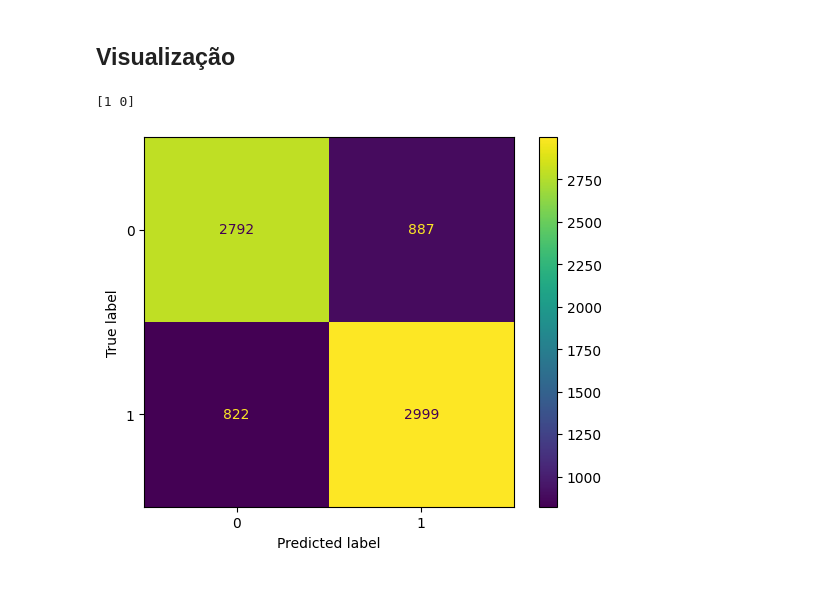
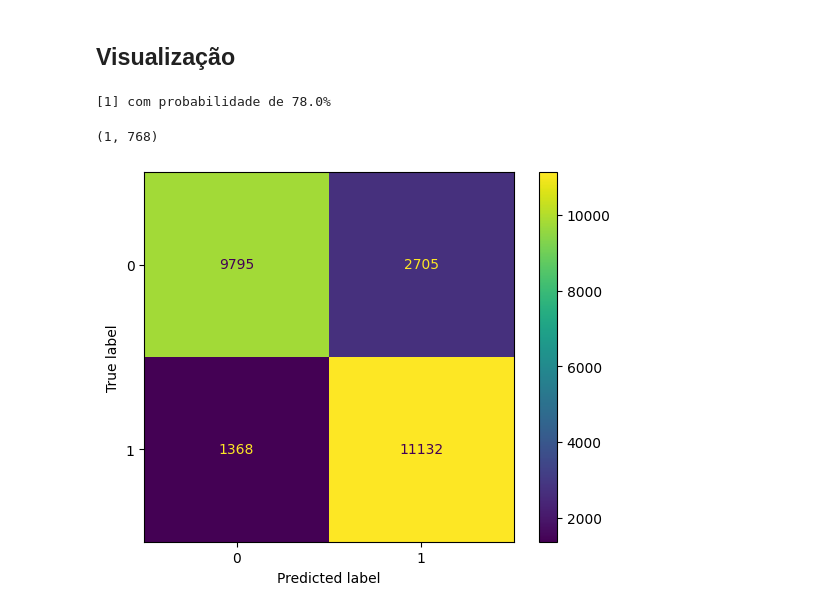
Before and after one commit to Netreck/Trabalho-Aprendizado-de-Maquina, a Jupyter notebook: main.ipynb, the cells around one changed output. Saved outputs shown, nothing was run; the diff lists cells and outputs as text; code cells hidden in the pictures.

```diff
--- a/main.ipynb
+++ b/main.ipynb
@@ -174,3 +110,9 @@ df_teste.describe()
 | 50% | 5.500000 | 0.50000 |
 | 75% | 9.000000 | 1.00000 |
 | max | 10.000000 | 1.00000 |
+# %%
+#mesmo processos de transformacao porem para o dataset de negativos, bool=0
+df_ordenado_neg = df_neg.sort_values(by="id", ascending=True)
+df_ordenado_neg = df_ordenado_neg.reset_index(drop=True)
+df_ordenado_neg["is_pos"] = 0
+df_ordenado_neg.drop(axis=1,labels="id",inplace=True)
@@ -206,7 +192,7 @@ def clean_text(text):
     return text
 
 
-df_teste["conteudo"] = df_teste["conteudo"].apply(clean_text)
+df_treino["conteudo"] = df_treino["conteudo"].apply(clean_text)
 # %% [output]
 [nltk_data] Downloading package stopwords to
 [nltk_data]     /Users/gabriel_goncalves/nltk_data...
@@ -236,14 +222,12 @@ from sklearn.metrics import classification_report, accuracy_score
 from sentence_transformers import SentenceTransformer
 from sklearn.model_selection import train_test_split
 # Carregar o modelo Sentence Transformer
-model = SentenceTransformer('all-MiniLM-L6-v2')
+model = SentenceTransformer('all-mpnet-base-v2')
 
-#separando treino e teste ------- TEMPORARIO -------------
-X_train, X_test, y_train, y_test = train_test_split(df_teste["conteudo"], df_teste["is_pos"], test_size=0.3, random_state=17,shuffle=True)
 
 # Gerar embeddings para o conjunto de treino e teste
-train_embeddings = model.encode(X_train.tolist())
-test_embeddings = model.encode(X_test.tolist())
+train_embeddings = model.encode(df_treino["conteudo"].tolist(), show_progress_bar=True)
+test_embeddings = model.encode(df_teste["conteudo"].tolist(), show_progress_bar=True)
 # %%
 print(train_embeddings.shape)  # Deve ser (n_amostras, n_características)
 print(test_embeddings.shape)   # Deve ser (n_amostras, n_características)
@@ -257,6 +241,6 @@ from sklearn.ensemble import RandomForestClassifier
 
 # Treinar classificador ---- Testar depois------
 classifier = RandomForestClassifier(random_state=42)
-classifier.fit(train_embeddings, y_train)
+classifier.fit(train_embeddings, df_treino["is_pos"])
 # %% [output]
 RandomForestClassifier(random_state=42)
@@ -282,10 +299,2 @@ weighted avg       0.77      0.77      0.77      7500
 # %% [markdown]
 ## Visualização
-# %%
-new_reviews = ["This movie was amazing!", "I hated the plot."]
-new_embeddings = model.encode(new_reviews)
-predictions = classifier.predict(new_embeddings)
-
-print(predictions)
-# %% [output]
-[1 0]
@@ -292,12 +310,26 @@ print(predictions)
+# %%
+new_reviews = "i loved the movie!!"
+new_reviews= clean_text(new_reviews)
+new_embeddings = model.encode(new_reviews)
+new_embeddings = new_embeddings.reshape(1, -1)
+predictions = classifier.predict(new_embeddings)
+prediction_proba = classifier.predict_proba(new_embeddings)
+print(f"{predictions} com probabilidade de {np.max(prediction_proba)*100}%")
+# %% [output]
+[1] com probabilidade de 78.0%
+# %%
+new_embeddings.shape
+# %% [output]
+(1, 768)
 # %%
 from sklearn.metrics import ConfusionMatrixDisplay
 import matplotlib.pyplot as plt
 
 # Matriz de confusão
-ConfusionMatrixDisplay.from_predictions(y_test, y_pred)
+ConfusionMatrixDisplay.from_predictions(df_teste["is_pos"], y_pred)
 plt.show()
 # %% [output]
-[figure, old version]
+[figure, new version]
 # %%
 from wordcloud import WordCloud
 
```
Also changed, not shown: parts of 20 cells of this notebook.
